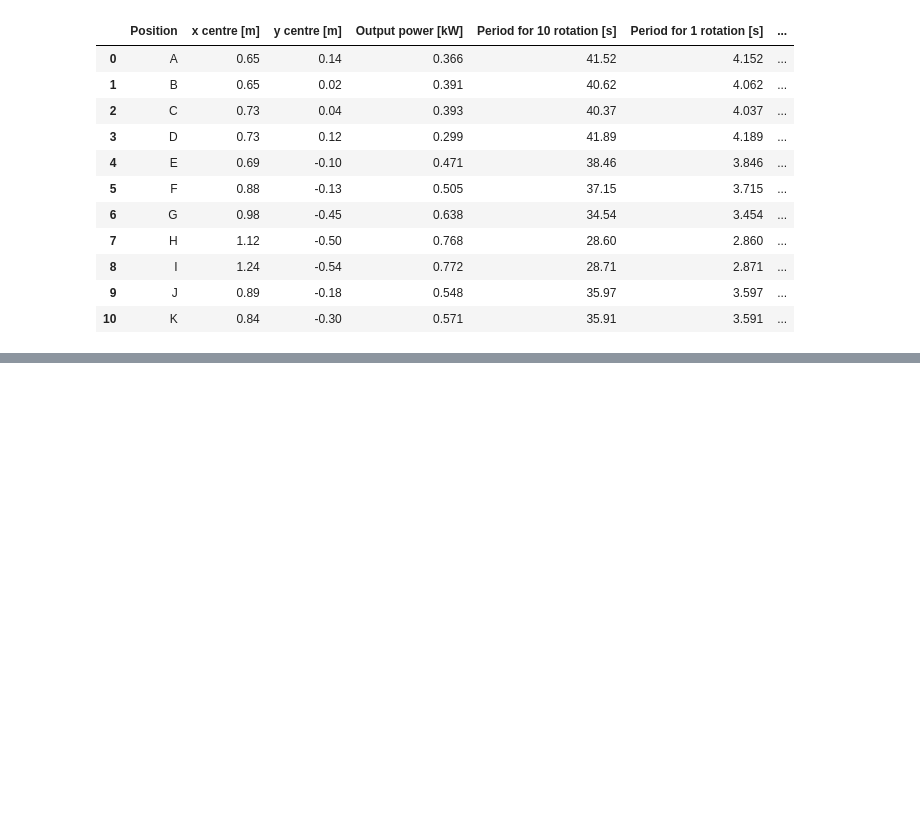
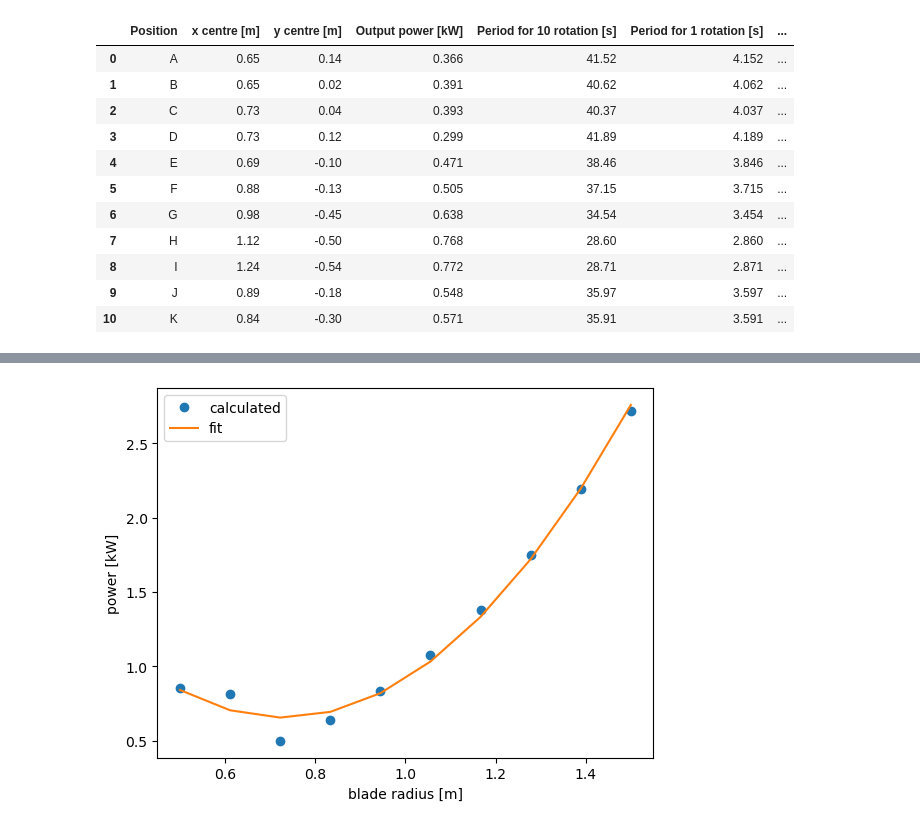
Before and after one commit to pilipb/DP4-code, a Jupyter notebook: graphing.ipynb, the cells around one changed output, grey strips where cells are left out. Saved outputs shown, nothing was run; the diff lists cells and outputs as text; code cells hidden in the pictures; blank space fills up the shorter version.

```diff
--- a/graphing.ipynb
+++ b/graphing.ipynb
@@ -150,0 +157,27 @@ Systematic error =  1.4494302958720923e-05
+# %%
+# blade radius vs power
+
+# create a list of blade radii
+radii = np.linspace(0.5, 1.5, 10)
+
+# create a list of power values
+power = []
+
+# loop through the radii and calculate the power for each
+for radius in radii:
+    breast_turbine.__init__(river, radius=radius)
+    power.append(breast_turbine.analysis()/1000)
+
+# plot the power vs blade radius
+plt.figure()
+plt.plot(radii, power, 'o', label='calculated')
+
+# plot the line of best fit
+plt.plot(np.unique(radii), np.poly1d(np.polyfit(radii, power, 2))(np.unique(radii)), label='fit')
+
+plt.xlabel('blade radius [m]')
+plt.ylabel('power [kW]')
+plt.legend()
+plt.show()
+# %% [output]
+[figure, added]
```
Also changed, not shown: parts of 8 cells of this notebook, 1 other file.
